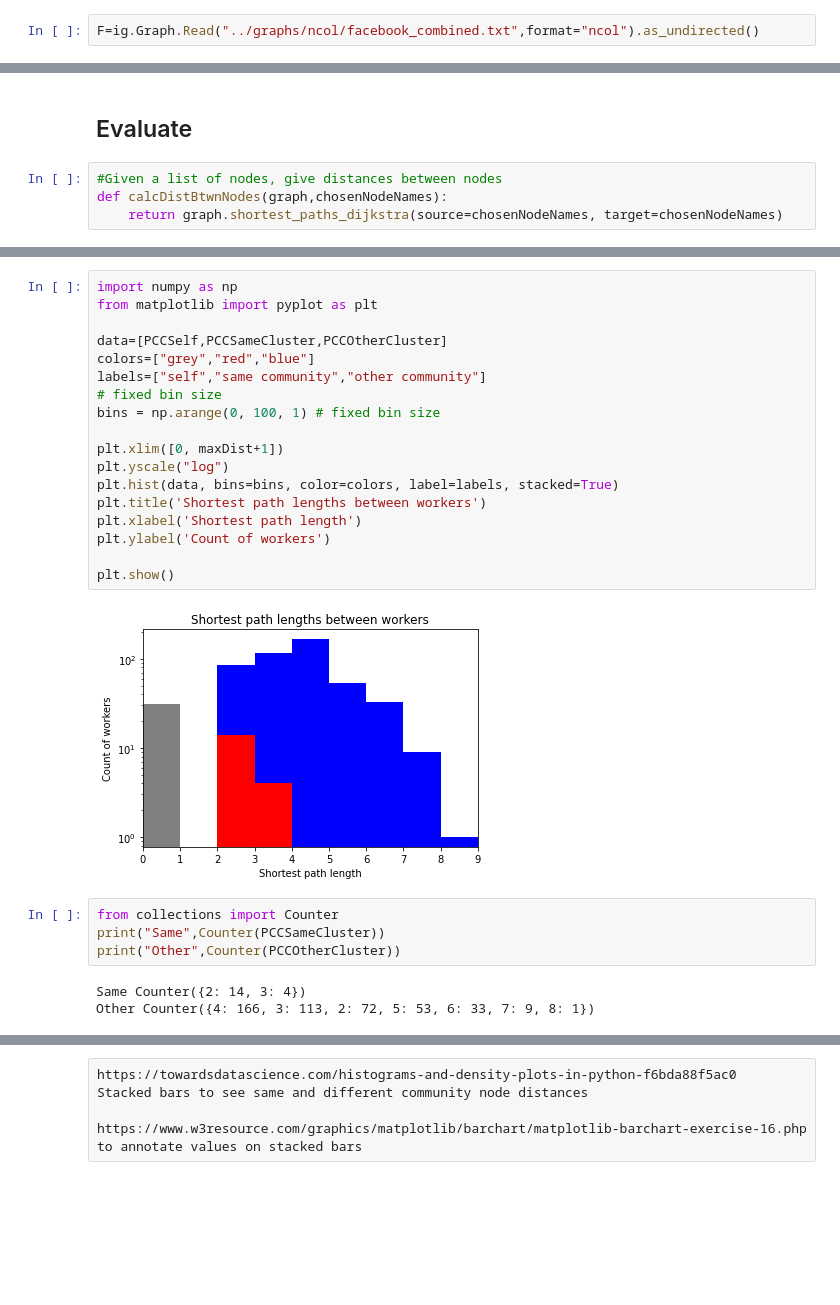
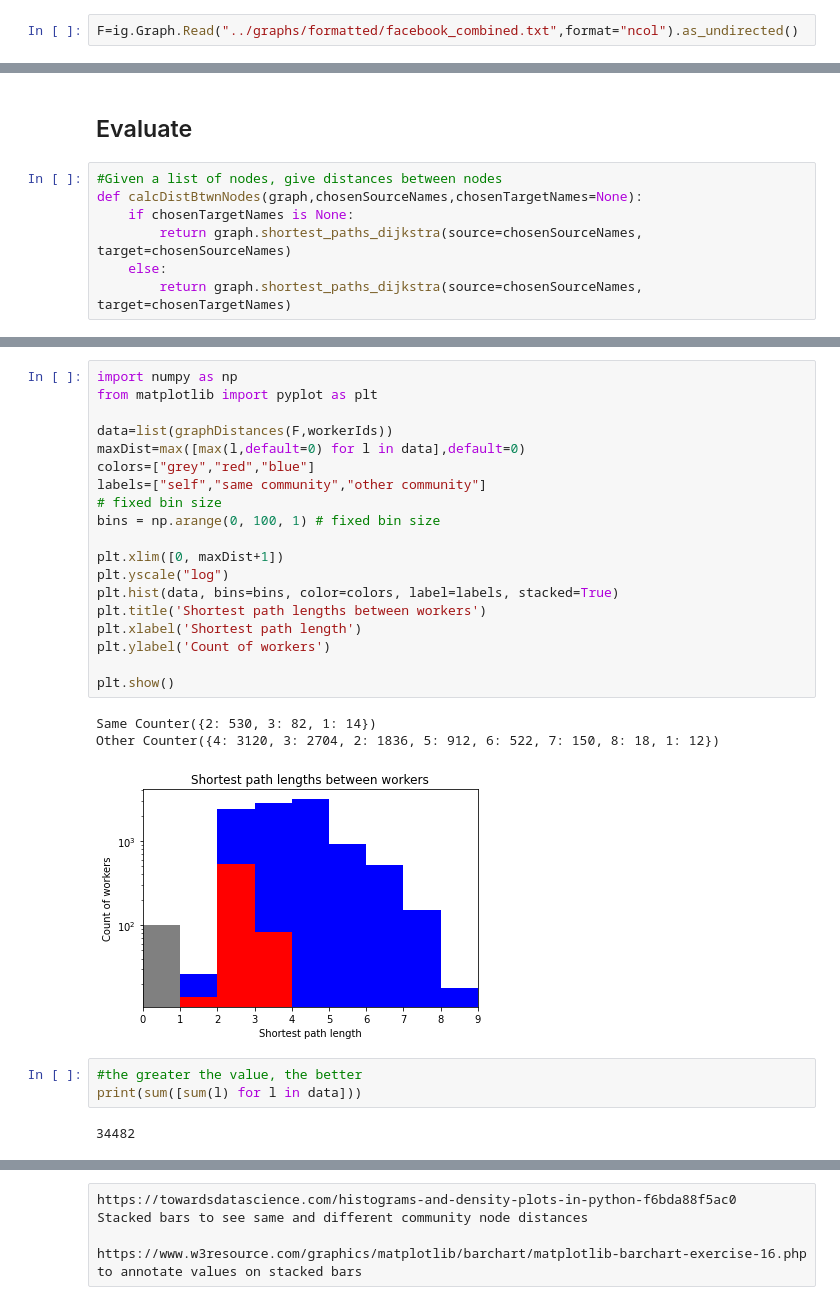
Before and after one commit to mbettinger/collusion-resistant-worker-set-selection, a Jupyter notebook: notebooks/graph_tests.ipynb, the cells around one changed output, grey strips where cells are left out. Drawn from its saved outputs; the diff is of its cells as text; blank space fills up the shorter version.

Commit message:
Restructuration + Subplots Cluster PCCs

```diff
--- a/notebooks/graph_tests.ipynb
+++ b/notebooks/graph_tests.ipynb
@@ -12,5 +12,5 @@ fbGraph=gt.load_graph_from_csv(csvGraphFilePath)
 # %%
 import igraph as ig
 # %%
-F=ig.Graph.Read("../graphs/ncol/facebook_combined.txt",format="ncol").as_undirected()
+F=ig.Graph.Read("../graphs/formatted/facebook_combined.txt",format="ncol").as_undirected()
 # %%
@@ -622,6 +626,9 @@ gt.graph_draw(G, vertex_fill_color=G.vertex_properties["color"],vertex_shape=G.v
 ## Evaluate
 # %%
 #Given a list of nodes, give distances between nodes
-def calcDistBtwnNodes(graph,chosenNodeNames):
-    return graph.shortest_paths_dijkstra(source=chosenNodeNames, target=chosenNodeNames)
+def calcDistBtwnNodes(graph,chosenSourceNames,chosenTargetNames=None):
+    if chosenTargetNames is None:
+        return graph.shortest_paths_dijkstra(source=chosenSourceNames, target=chosenSourceNames)
+    else:
+        return graph.shortest_paths_dijkstra(source=chosenSourceNames, target=chosenTargetNames)
 # %%
@@ -648,27 +665,28 @@ for i, dists in enumerate(matPCC):
 # %%
 import numpy as np
 from matplotlib import pyplot as plt
 
-data=[PCCSelf,PCCSameCluster,PCCOtherCluster]
+data=list(graphDistances(F,workerIds))
+maxDist=max([max(l,default=0) for l in data],default=0)
 colors=["grey","red","blue"]
 labels=["self","same community","other community"]
 # fixed bin size
 bins = np.arange(0, 100, 1) # fixed bin size
 
 plt.xlim([0, maxDist+1])
 plt.yscale("log")
 plt.hist(data, bins=bins, color=colors, label=labels, stacked=True)
 plt.title('Shortest path lengths between workers')
 plt.xlabel('Shortest path length')
 plt.ylabel('Count of workers')
 
 plt.show()
 # %% [output]
+Same Counter({2: 530, 3: 82, 1: 14})
+Other Counter({4: 3120, 3: 2704, 2: 1836, 5: 912, 6: 522, 7: 150, 8: 18, 1: 12})
-[figure, old version]
+[figure, new version]
-# %%
-from collections import Counter
-print("Same",Counter(PCCSameCluster))
-print("Other",Counter(PCCOtherCluster))
-# %% [output]
-Same Counter({2: 14, 3: 4})
-Other Counter({4: 166, 3: 113, 2: 72, 5: 53, 6: 33, 7: 9, 8: 1})
+# %%
+#the greater the value, the better
+print(sum([sum(l) for l in data]))
+# %% [output]
+34482
```
Also changed, not shown: parts of 12 cells of this notebook, 2 other files.
